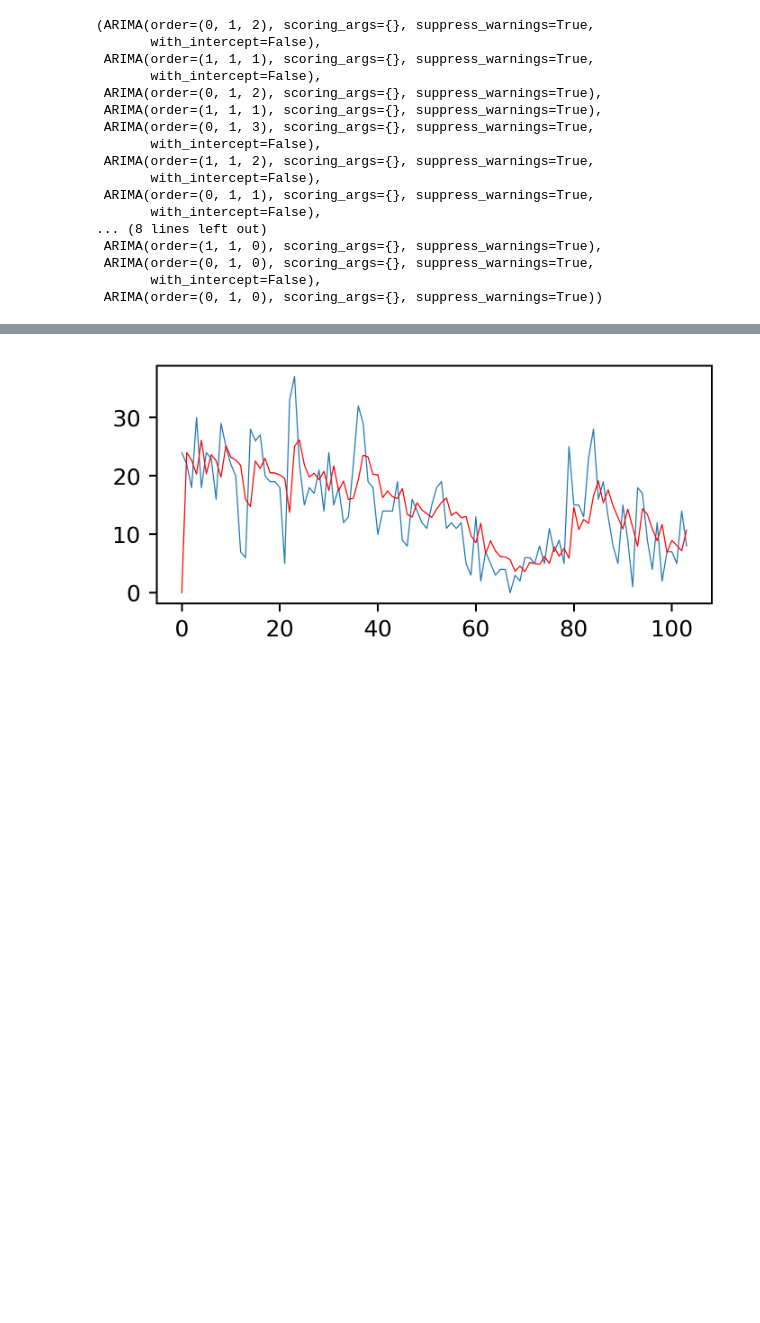
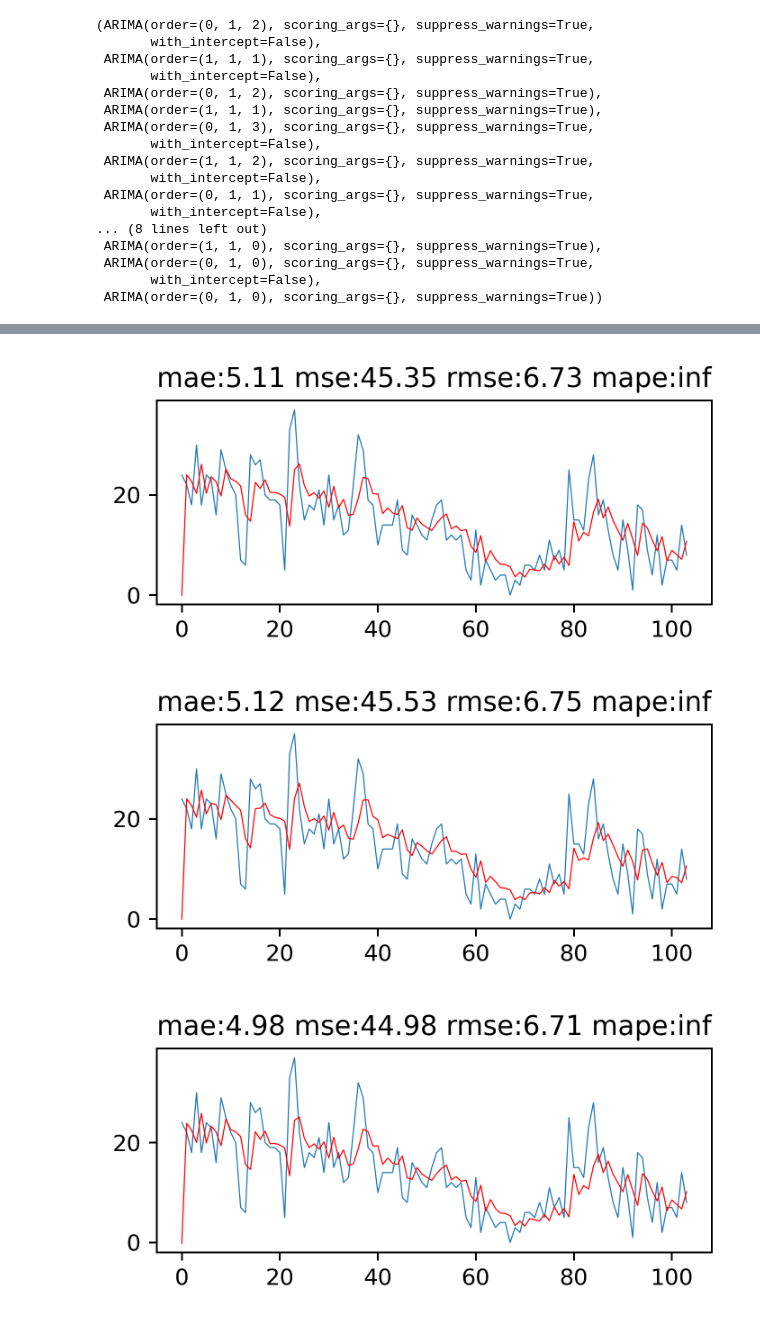
Before and after one commit to BobVitorBob/TOPS_Arima, a Jupyter notebook: visualize.ipynb, the cells around one changed output, grey strips where cells are left out. Drawn from its saved outputs; the diff is of its cells as text; code cells hidden in the pictures; blank space fills up the shorter version.

Commit message:
Atualizando visualize pra fazer a escolha das ordens e testar

```diff
--- a/visualize.ipynb
+++ b/visualize.ipynb
@@ -15,4 +35,6 @@ series.head()
 | 2 | 18 | 2 |
 | 3 | 30 | 3 |
 | 4 | 18 | 4 |
+# %%
+prediction_series = np.array(series['qtde'])
 # %%
@@ -28,8 +50,8 @@ def divide_xy(series, lag=4):
     y.append(series[i+4])
   return x, y
 # %%
-x, y = divide_xy(series['qtde'], lag=4)
-models = arima.auto_arima(series['qtde'], return_valid_fits=True)
+# x, y = divide_xy(prediction_series, lag=4)
+models = arima.auto_arima(prediction_series, return_valid_fits=True)
 models
 # arima_model = ARIMA(x, order=(1,0,0)).fit()
 # %% [output]
@@ -85,4 +75,8 @@ plot(series['qtde'], sec_plots=[predict])
-# %%
-plot(series['qtde'], sec_plots=[models[0].predict_in_sample()])
-# %% [output]
-[figure, removed]
+# %%
+for model in models[:3]:
+	predictions = model.predict_in_sample()
+	plot(prediction_series, sec_plots=[predictions], title=f'mae:{mae(prediction_series, predictions):.2f} mse:{mse(prediction_series, predictions):.2f} rmse:{rmse(prediction_series, predictions):.2f} mape:{mape(prediction_series, predictions):.2f}')
+# %% [output]
+[figure, added]
+[figure, added]
+[figure, added]
```
Also changed, not shown: parts of 10 cells of this notebook.
